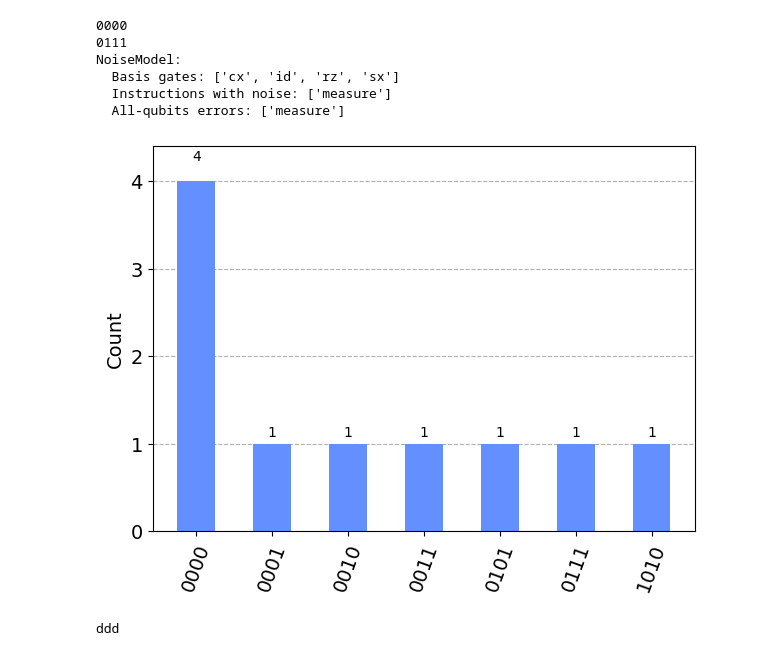
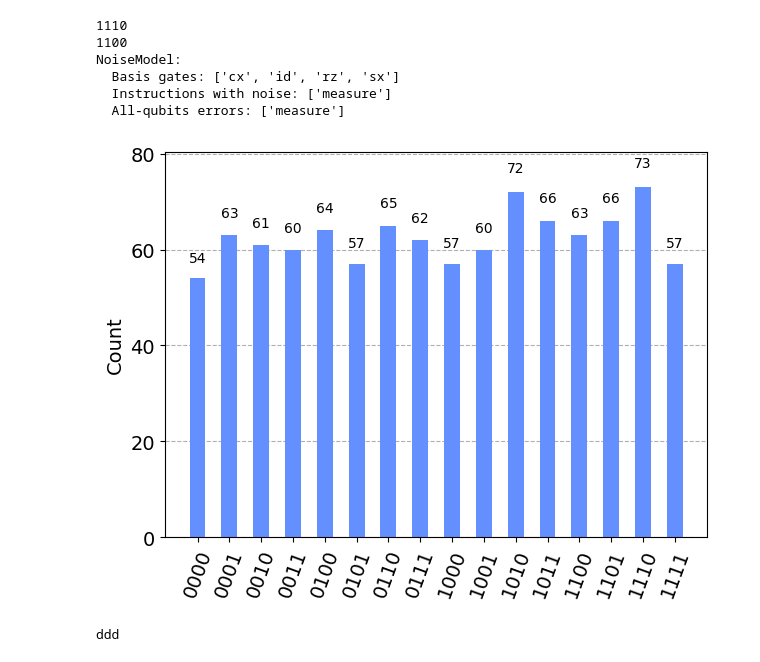
Before and after one commit to takkiiiiiiiii/ChatApp-based-qiskit, a Jupyter notebook: experiment/bit_flip_noise_model.ipynb, the cells around one changed output. Saved outputs shown, nothing was run; the diff lists cells and outputs as text; code cells hidden in the pictures.

```diff
--- a/experiment/bit_flip_noise_model.ipynb
+++ b/experiment/bit_flip_noise_model.ipynb
@@ -1,40 +1,41 @@
 # %%
 from qiskit import QuantumCircuit, execute
 from qiskit_aer import Aer
 from qiskit.tools.visualization import plot_histogram
 from qiskit_aer.noise import (NoiseModel, QuantumError, pauli_error, depolarizing_error)
 
 backend = Aer.get_backend('qasm_simulator')
-qc = QuantumCircuit(4)
-qc.measure_all()
+qc = QuantumCircuit(4, 4)
+# qc.measure_all()
+qc.measure(list(range(4)),list(range(4)))
 
-p_meas = 0.3
+p_meas = 0.5
 
 error_meas = pauli_error([('X', p_meas), ('I', 1 - p_meas)])
 
 noise_model = NoiseModel()
 noise_model.add_all_qubit_quantum_error(error_meas, "measure")
 
-result = execute(qc,backend,shots=10, noise_model=noise_model).result()
+result = execute(qc,backend,shots=1000, noise_model=noise_model).result()
 # result = execute(qc,backend,shots=1000).result()
 
 counts = result.get_counts(0)
 max_key = max(counts, key=counts.get)
 
 print(max_key)
 bits = list(result.get_counts(0).keys())[0]
 
 print(bits)
 print(noise_model)
 plot_histogram(counts)
 # %% [output]
-0000
-0111
+1110
+1100
 NoiseModel:
   Basis gates: ['cx', 'id', 'rz', 'sx']
   Instructions with noise: ['measure']
   All-qubits errors: ['measure']
-[figure, old version]
+[figure, new version]
 # %%
 print("ddd")
 # %% [output]
```
Also changed, not shown: 3 other files.
